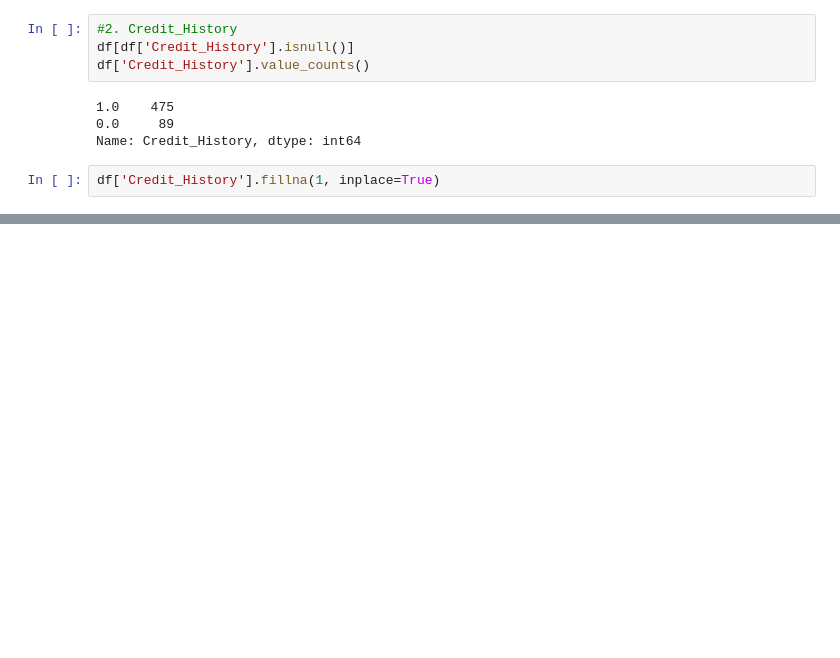
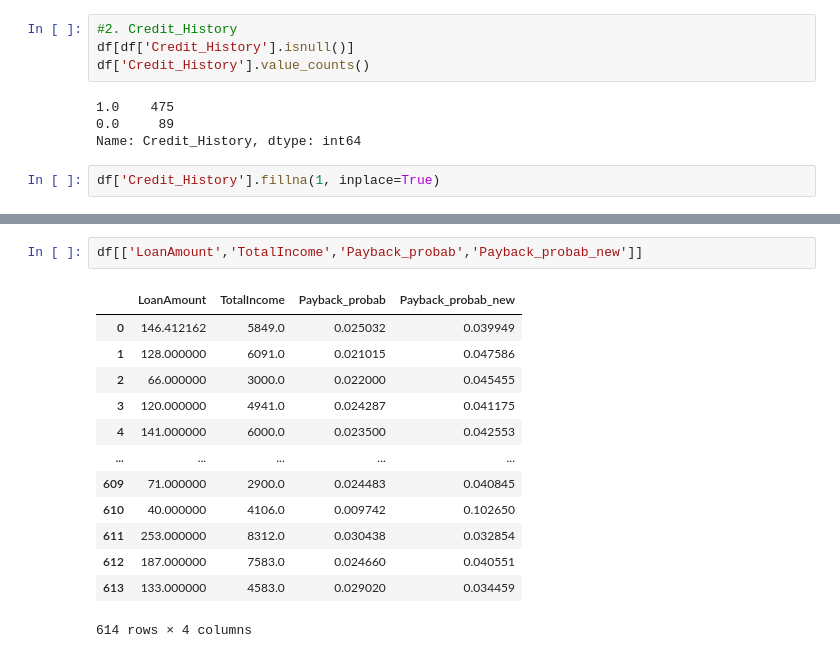
Before and after one commit to itstannus/Loan-Prediction-III, a Jupyter notebook: solutions/tanvi_102_solution_data_munging.ipynb, the cells around one changed output, grey strips where cells are left out. Cells and saved outputs as stored; diff of their text form; blank space fills up the shorter version.

```diff
--- a/solutions/tanvi_102_solution_data_munging.ipynb
+++ b/solutions/tanvi_102_solution_data_munging.ipynb
@@ -261,3 +306,19 @@ df['Credit_History'].fillna(1, inplace=True)
+# %%
+df[['LoanAmount','TotalIncome','Payback_probab','Payback_probab_new']]
+# %% [output]
+|  | LoanAmount | TotalIncome | Payback_probab | Payback_probab_new |
+| 0 | 146.412162 | 5849.0 | 0.025032 | 0.039949 |
+| 1 | 128.000000 | 6091.0 | 0.021015 | 0.047586 |
+| 2 | 66.000000 | 3000.0 | 0.022000 | 0.045455 |
+| 3 | 120.000000 | 4941.0 | 0.024287 | 0.041175 |
+| 4 | 141.000000 | 6000.0 | 0.023500 | 0.042553 |
+| ... | ... | ... | ... | ... |
+| 609 | 71.000000 | 2900.0 | 0.024483 | 0.040845 |
+| 610 | 40.000000 | 4106.0 | 0.009742 | 0.102650 |
+| 611 | 253.000000 | 8312.0 | 0.030438 | 0.032854 |
+| 612 | 187.000000 | 7583.0 | 0.024660 | 0.040551 |
+| 613 | 133.000000 | 4583.0 | 0.029020 | 0.034459 |
+614 rows × 4 columns
 # %%
 ## Adding column for more information
 df['Payback_probab'] = df['LoanAmount'] /df['TotalIncome']
```
Also changed, not shown: parts of 14 cells of this notebook, 1 other file.
